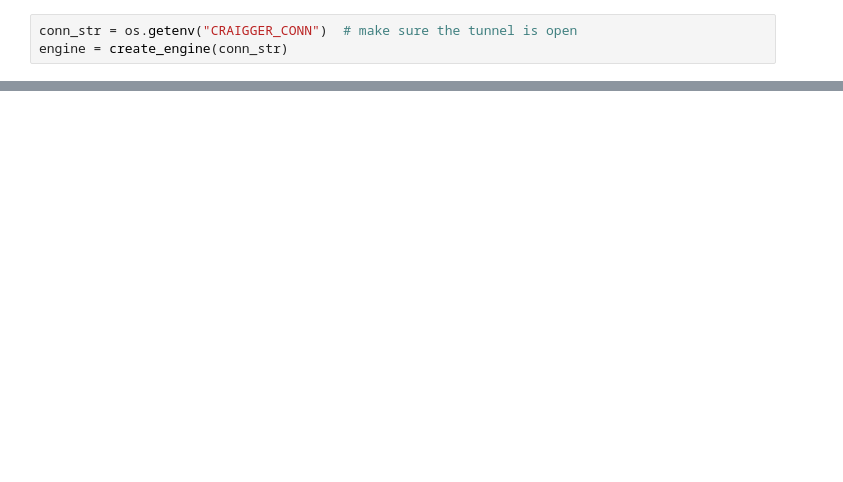
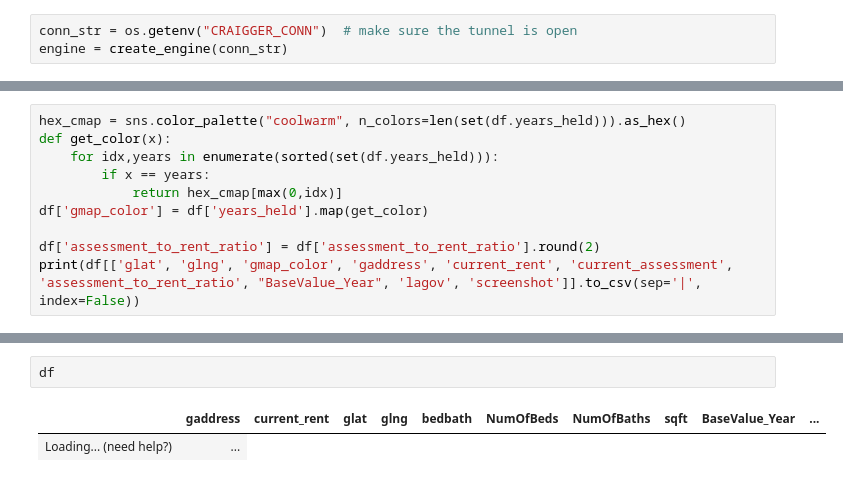
Before and after one commit to rcompton/ryancompton.net, a Jupyter notebook: assets/padmapper.ipynb, the cells around one changed output, grey strips where cells are left out. Drawn from its saved outputs; the diff is of its cells as text; blank space fills up the shorter version.

```diff
--- a/assets/padmapper.ipynb
+++ b/assets/padmapper.ipynb
@@ -95,0 +104,10 @@ Text(0.5, 1.04, 'Tax Assessment per sqft vs Rent per sqft in Los Angeles')
+# %%
+hex_cmap = sns.color_palette("coolwarm", n_colors=len(set(df.years_held))).as_hex()
+def get_color(x):
+    for idx,years in enumerate(sorted(set(df.years_held))):
+        if x == years:
+            return hex_cmap[max(0,idx)]
+df['gmap_color'] = df['years_held'].map(get_color)
+
+df['assessment_to_rent_ratio'] = df['assessment_to_rent_ratio'].round(2)
+print(df[['glat', 'glng', 'gmap_color', 'gaddress', 'current_rent', 'current_assessment', 'assessment_to_rent_ratio', "BaseValue_Year", 'lagov', 'screenshot']].to_csv(sep='|', index=False))
@@ -95,0 +132,5 @@ Text(0.5, 1.04, 'Tax Assessment per sqft vs Rent per sqft in Los Angeles')
+# %%
+df
+# %% [output]
+|  | gaddress | current_rent | glat | glng | bedbath | NumOfBeds | NumOfBaths | sqft | BaseValue_Year | ... |
+| Loading... (need help?) | ... |
```
Also changed, not shown: parts of 4 cells of this notebook, 3 other files.
